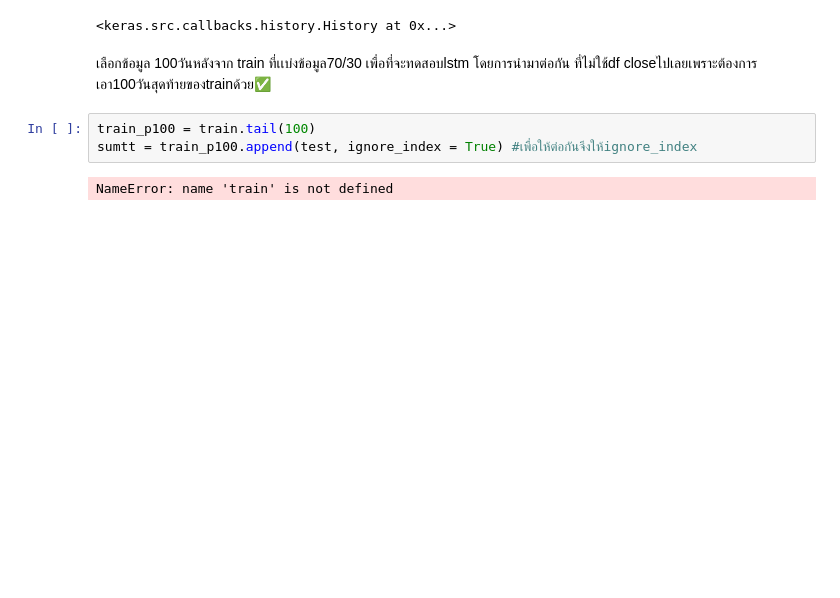
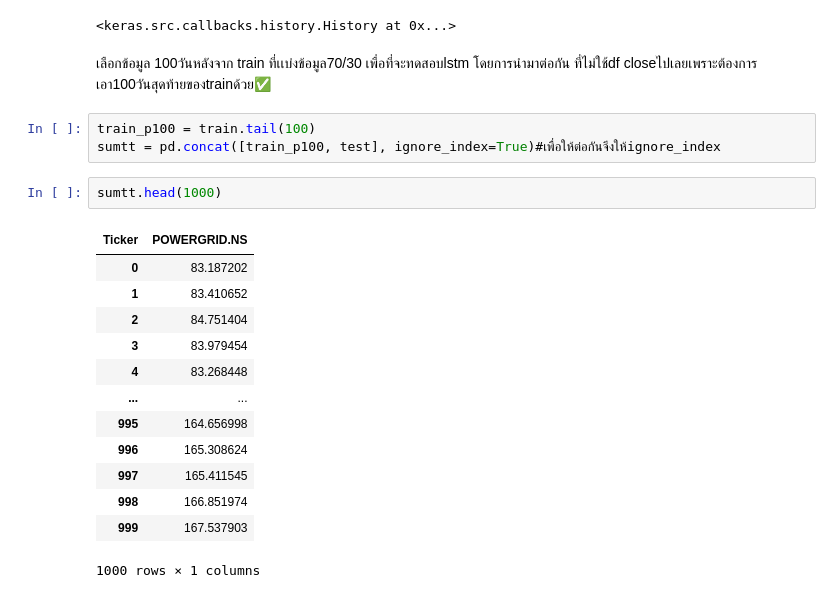
Before and after one commit to Thanathat26/miniproject_predict_stock, a Jupyter notebook: stock.ipynb, the cells around one changed output. Drawn from its saved outputs; the diff is of its cells as text; blank space fills up the shorter version.

```diff
--- a/stock.ipynb
+++ b/stock.ipynb
@@ -460,6 +456,20 @@ Epoch 50/50
 เลือกข้อมูล 100วันหลังจาก train ที่เเบ่งข้อมูล70/30 เพื่อที่จะทดสอบlstm โดยการนำมาต่อกัน ที่ไม่ใช้df closeไปเลยเพราะต้องการเอา100วันสุดท้ายของtrainด้วย✅
 # %%
 train_p100 = train.tail(100)
-sumtt = train_p100.append(test, ignore_index = True) #เพื่อให้ต่อกันจึงให้ignore_index
+sumtt = pd.concat([train_p100, test], ignore_index=True)#เพื่อให้ต่อกันจึงให้ignore_index
-# %% [output]
-NameError: name 'train' is not defined
+# %%
+sumtt.head(1000)
+# %% [output]
+| Ticker | POWERGRID.NS |
+| 0 | 83.187202 |
+| 1 | 83.410652 |
+| 2 | 84.751404 |
+| 3 | 83.979454 |
+| 4 | 83.268448 |
+| ... | ... |
+| 995 | 164.656998 |
+| 996 | 165.308624 |
+| 997 | 165.411545 |
+| 998 | 166.851974 |
+| 999 | 167.537903 |
+1000 rows × 1 columns
```
Also changed, not shown: parts of 22 cells of this notebook.
